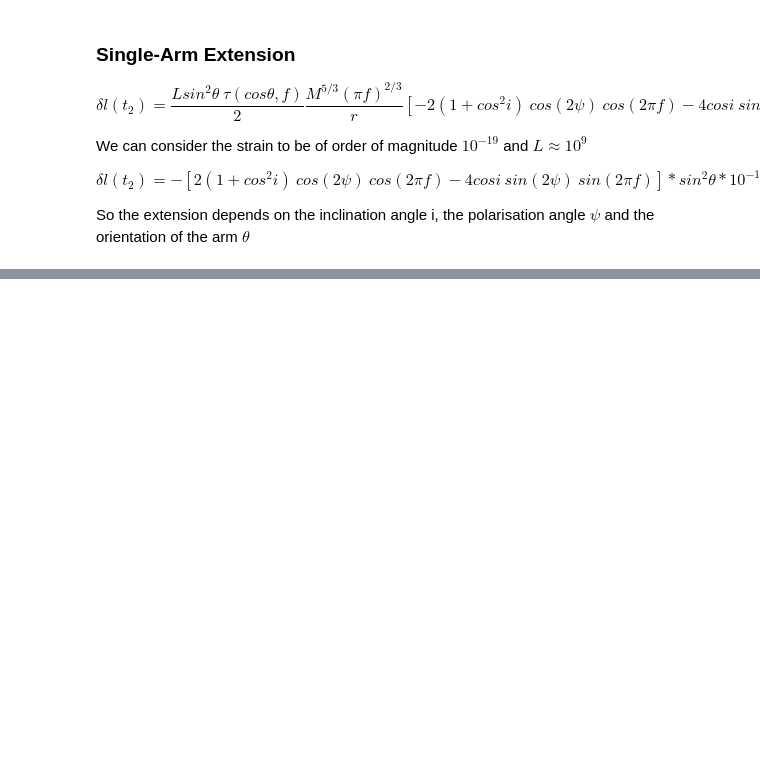
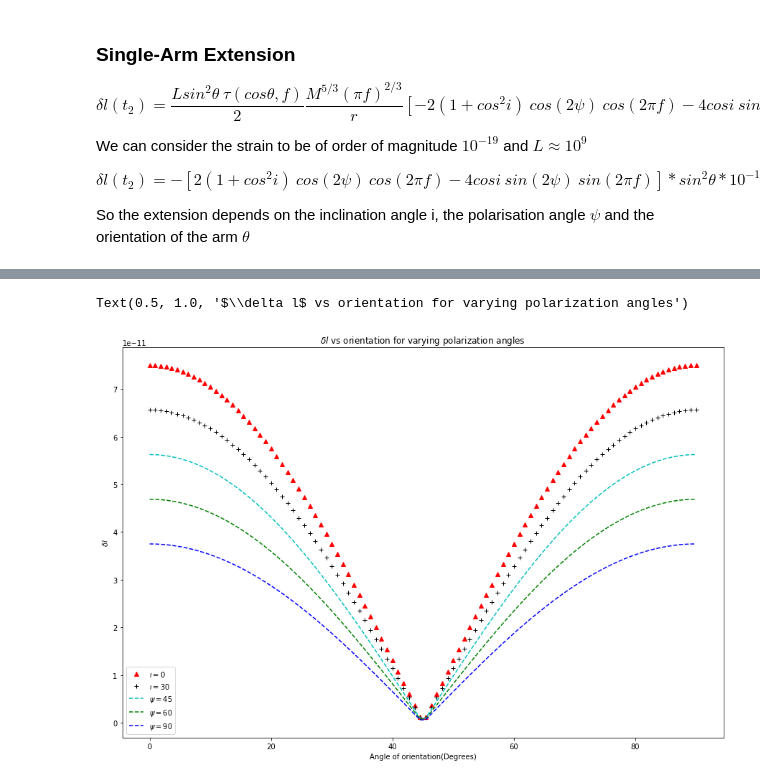
Before and after one commit to pranav-satheesh/LISA_Verification_Binaries, a Jupyter notebook: LISA_Response.ipynb, the cells around one changed output, grey strips where cells are left out. Saved outputs shown, nothing was run; the diff lists cells and outputs as text; code cells hidden in the pictures; blank space fills up the shorter version.

```diff
--- a/LISA_Response.ipynb
+++ b/LISA_Response.ipynb
@@ -71,0 +74,18 @@ plt.savefig("responsevsorientation.pdf")
+# %%
+theta = np.pi/3
+psi = np.linspace(0,90,100)*np.pi/180
+# %%
+plt.figure(figsize=(15,10))
+plt.plot(psi*180/np.pi,response(theta,0,psi),"r^",label="$\i=0$")
+plt.plot(psi*180/np.pi,response(theta,30*np.pi/180,psi),"k+",label="$\i=30$")
+plt.plot(psi*180/np.pi,response(theta,45*np.pi/180,psi),"c--",label="$\psi=45$")
+plt.plot(psi*180/np.pi,response(theta,60*np.pi/180,psi),"g--",label="$\psi=60$")
+plt.plot(psi*180/np.pi,response(theta,90*np.pi/180,psi),"b--",label="$\psi=90$")
+
+plt.legend()
+plt.xlabel("Angle of orientation(Degrees)")
+plt.ylabel("$\delta l$")
+plt.title("$\delta l$ vs orientation for varying polarization angles")
+# %% [output]
+Text(0.5, 1.0, '$\\delta l$ vs orientation for varying polarization angles')
+[figure, added]
```
Also changed, not shown: parts of 4 cells of this notebook, 10 other files.
